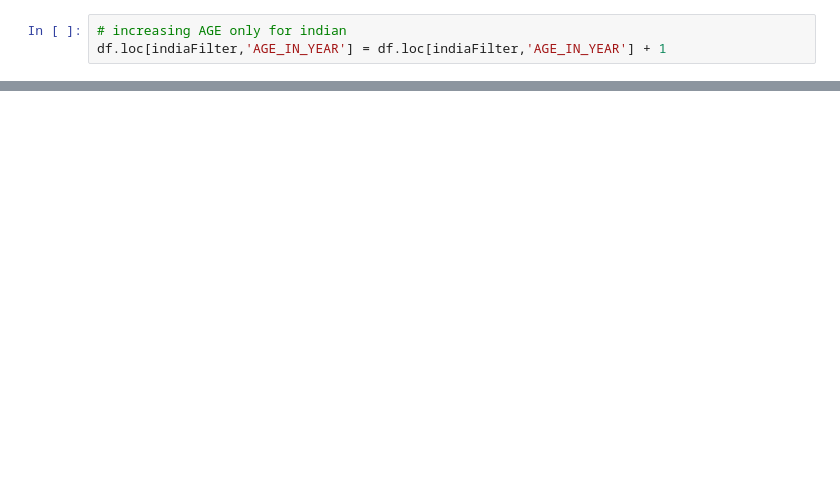
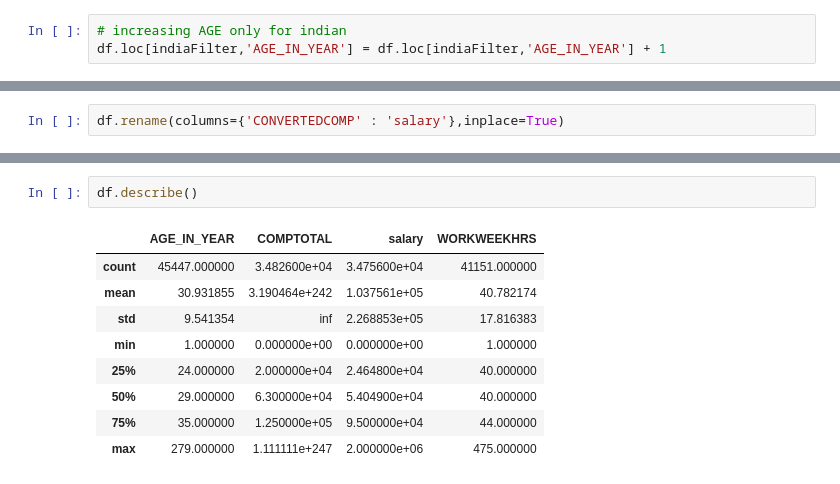
Before and after one commit to shredder47/Pandas-Examples, a Jupyter notebook: Stackoverflow Dataset (Basic Operations Usage).ipynb, the cells around one changed output, grey strips where cells are left out. Saved outputs shown, nothing was run; the diff lists cells and outputs as text; blank space fills up the shorter version.

```diff
--- a/Stackoverflow Dataset (Basic Operations Usage).ipynb
+++ b/Stackoverflow Dataset (Basic Operations Usage).ipynb
@@ -393,0 +652,2 @@ df.loc[indiaFilter,'AGE_IN_YEAR'] = df.loc[indiaFilter,'AGE_IN_YEAR'] + 1
+# %%
+df.rename(columns={'CONVERTEDCOMP' : 'salary'},inplace=True)
@@ -393,0 +668,12 @@ df.loc[indiaFilter,'AGE_IN_YEAR'] = df.loc[indiaFilter,'AGE_IN_YEAR'] + 1
+# %%
+df.describe()
+# %% [output]
+|  | AGE_IN_YEAR | COMPTOTAL | salary | WORKWEEKHRS |
+| count | 45447.000000 | 3.482600e+04 | 3.475600e+04 | 41151.000000 |
+| mean | 30.931855 | 3.190464e+242 | 1.037561e+05 | 40.782174 |
+| std | 9.541354 | inf | 2.268853e+05 | 17.816383 |
+| min | 1.000000 | 0.000000e+00 | 0.000000e+00 | 1.000000 |
+| 25% | 24.000000 | 2.000000e+04 | 2.464800e+04 | 40.000000 |
+| 50% | 29.000000 | 6.300000e+04 | 5.404900e+04 | 40.000000 |
+| 75% | 35.000000 | 1.250000e+05 | 9.500000e+04 | 44.000000 |
+| max | 279.000000 | 1.111111e+247 | 2.000000e+06 | 475.000000 |
```
Also changed, not shown: parts of 54 cells of this notebook.
